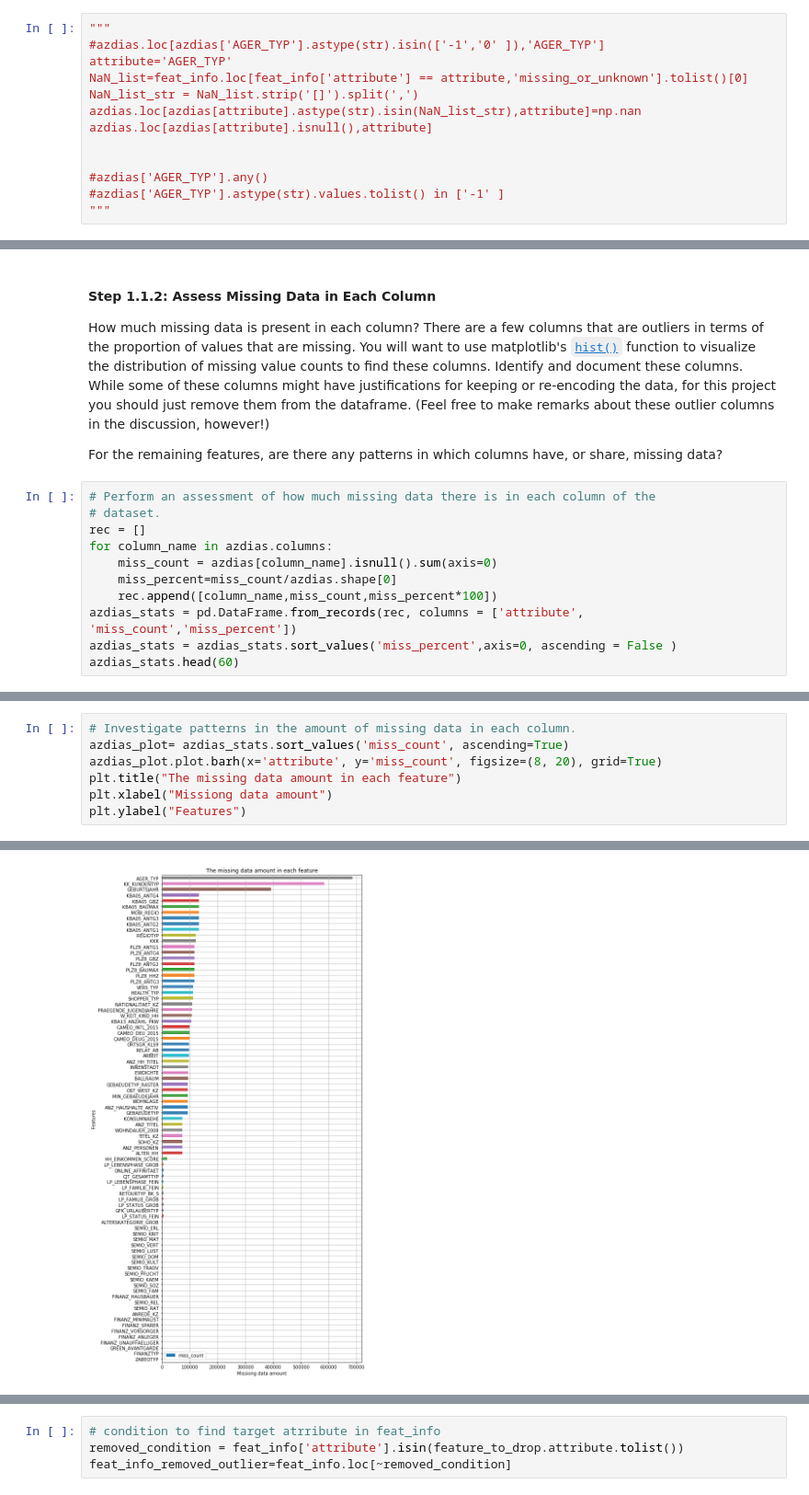
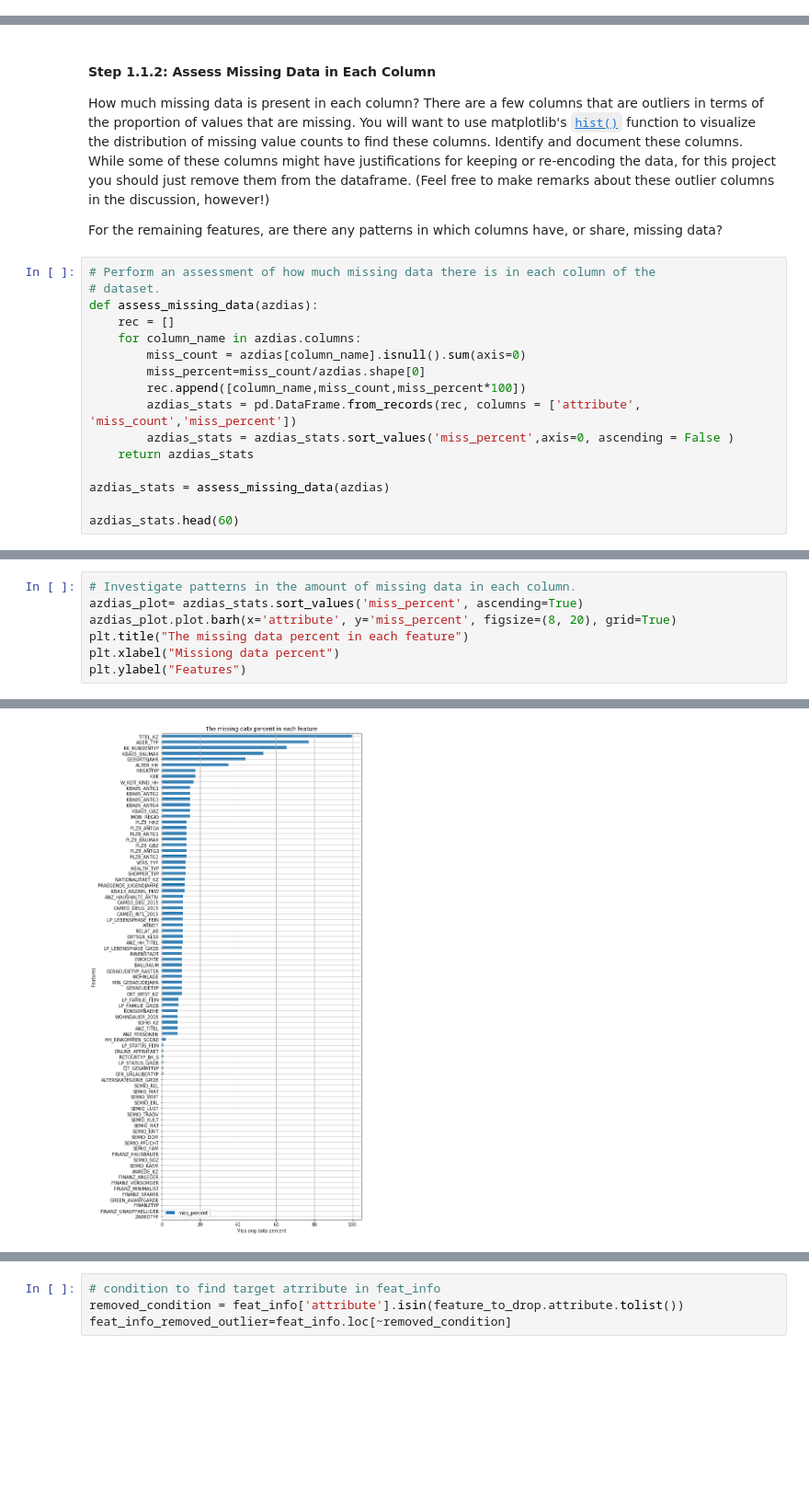
Before and after one commit to Karkerayashish/Identify-Customer-Segments, a Jupyter notebook: Identify_Customer_Segments.ipynb, the cells around one changed output, grey strips where cells are left out. Shown at 92% size. Drawn from its saved outputs; the diff is of its cells as text; blank space fills up the shorter version.

```diff
--- a/Identify_Customer_Segments.ipynb
+++ b/Identify_Customer_Segments.ipynb
@@ -95,13 +105,0 @@ for ac in azdias.columns:
-# %%
-"""
-#azdias.loc[azdias['AGER_TYP'].astype(str).isin(['-1','0' ]),'AGER_TYP']
-attribute='AGER_TYP'
-NaN_list=feat_info.loc[feat_info['attribute'] == attribute,'missing_or_unknown'].tolist()[0]
-NaN_list_str = NaN_list.strip('[]').split(',')
-azdias.loc[azdias[attribute].astype(str).isin(NaN_list_str),attribute]=np.nan
-azdias.loc[azdias[attribute].isnull(),attribute]
-
-
-#azdias['AGER_TYP'].any()
-#azdias['AGER_TYP'].astype(str).values.tolist() in ['-1' ]
-"""
@@ -135,13 +112,18 @@ For the remaining features, are there any patterns in which columns have, or sha
 # %%
 # Perform an assessment of how much missing data there is in each column of the
 # dataset.
-rec = []
-for column_name in azdias.columns:
-    miss_count = azdias[column_name].isnull().sum(axis=0)
-    miss_percent=miss_count/azdias.shape[0]
-    rec.append([column_name,miss_count,miss_percent*100])
-azdias_stats = pd.DataFrame.from_records(rec, columns = ['attribute', 'miss_count','miss_percent'])
-azdias_stats = azdias_stats.sort_values('miss_percent',axis=0, ascending = False )
+def assess_missing_data(azdias):
+    rec = []
+    for column_name in azdias.columns:
+        miss_count = azdias[column_name].isnull().sum(axis=0)
+        miss_percent=miss_count/azdias.shape[0]
+        rec.append([column_name,miss_count,miss_percent*100])
+        azdias_stats = pd.DataFrame.from_records(rec, columns = ['attribute', 'miss_count','miss_percent'])
+        azdias_stats = azdias_stats.sort_values('miss_percent',axis=0, ascending = False )
+    return azdias_stats
+
+azdias_stats = assess_missing_data(azdias)
+
 azdias_stats.head(60)
 # %% [output]
 |  | attribute | miss_count | miss_percent |
@@ -170,13 +151,13 @@ array([[<matplotlib.axes._subplots.AxesSubplot object at 0x...>]],
 # %%
 # Investigate patterns in the amount of missing data in each column.
-azdias_plot= azdias_stats.sort_values('miss_count', ascending=True)
-azdias_plot.plot.barh(x='attribute', y='miss_count', figsize=(8, 20), grid=True)
-plt.title("The missing data amount in each feature")
-plt.xlabel("Missiong data amount")
+azdias_plot= azdias_stats.sort_values('miss_percent', ascending=True)
+azdias_plot.plot.barh(x='attribute', y='miss_percent', figsize=(8, 20), grid=True)
+plt.title("The missing data percent in each feature")
+plt.xlabel("Missiong data percent")
 plt.ylabel("Features")
 # %% [output]
 Text(0,0.5,'Features')
-[figure, old version]
+[figure, new version]
 # %%
 # Remove the outlier columns from the dataset. (You'll perform other data
 # engineering tasks such as re-encoding and imputation later.)
```
Also changed, not shown: parts of 99 cells of this notebook, 1 other file.
